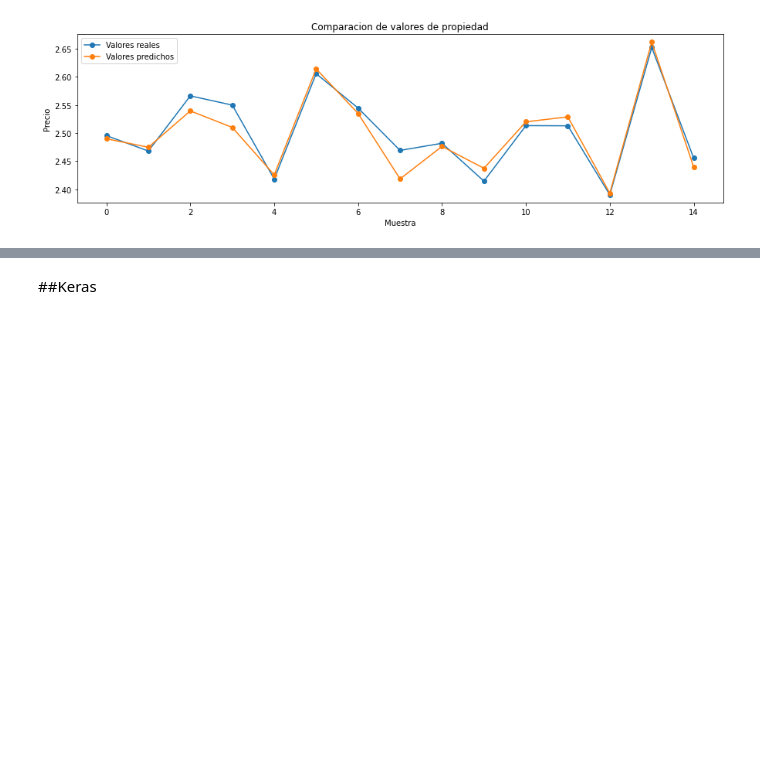
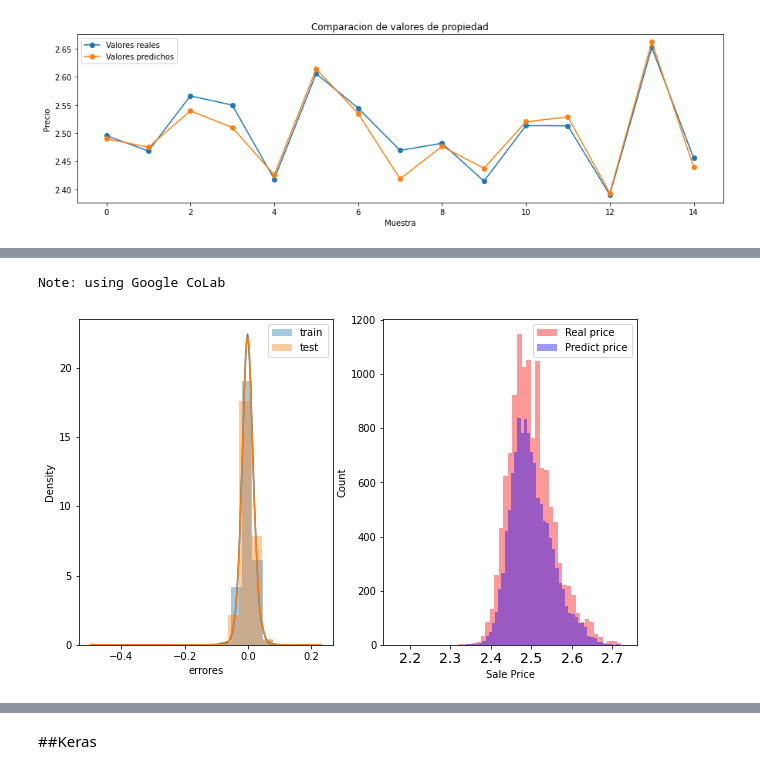
Before and after one commit to nestorjuarezR/Data_Science, a Jupyter notebook: Proyecto_4.ipynb, the cells around one changed output, grey strips where cells are left out. Cells and saved outputs as stored; diff of their text form; code cells hidden in the pictures; blank space fills up the shorter version.

```diff
--- a/Proyecto_4.ipynb
+++ b/Proyecto_4.ipynb
@@ -782,0 +790,10 @@ get_random_sample(mlpr, 15)
+# %%
+try:
+    %tensorflow_version 2.x
+    COLAB = True
+    print("Note: using Google CoLab")
+except:
+    print("Note: not using Google CoLab")
+    COLAB = False
+# %% [output]
+Note: using Google CoLab
@@ -782,0 +819,4 @@ get_random_sample(mlpr, 15)
+# %%
+graficos_error(model)
+# %% [output]
+[figure, added]
```
Also changed, not shown: parts of 33 cells of this notebook.
